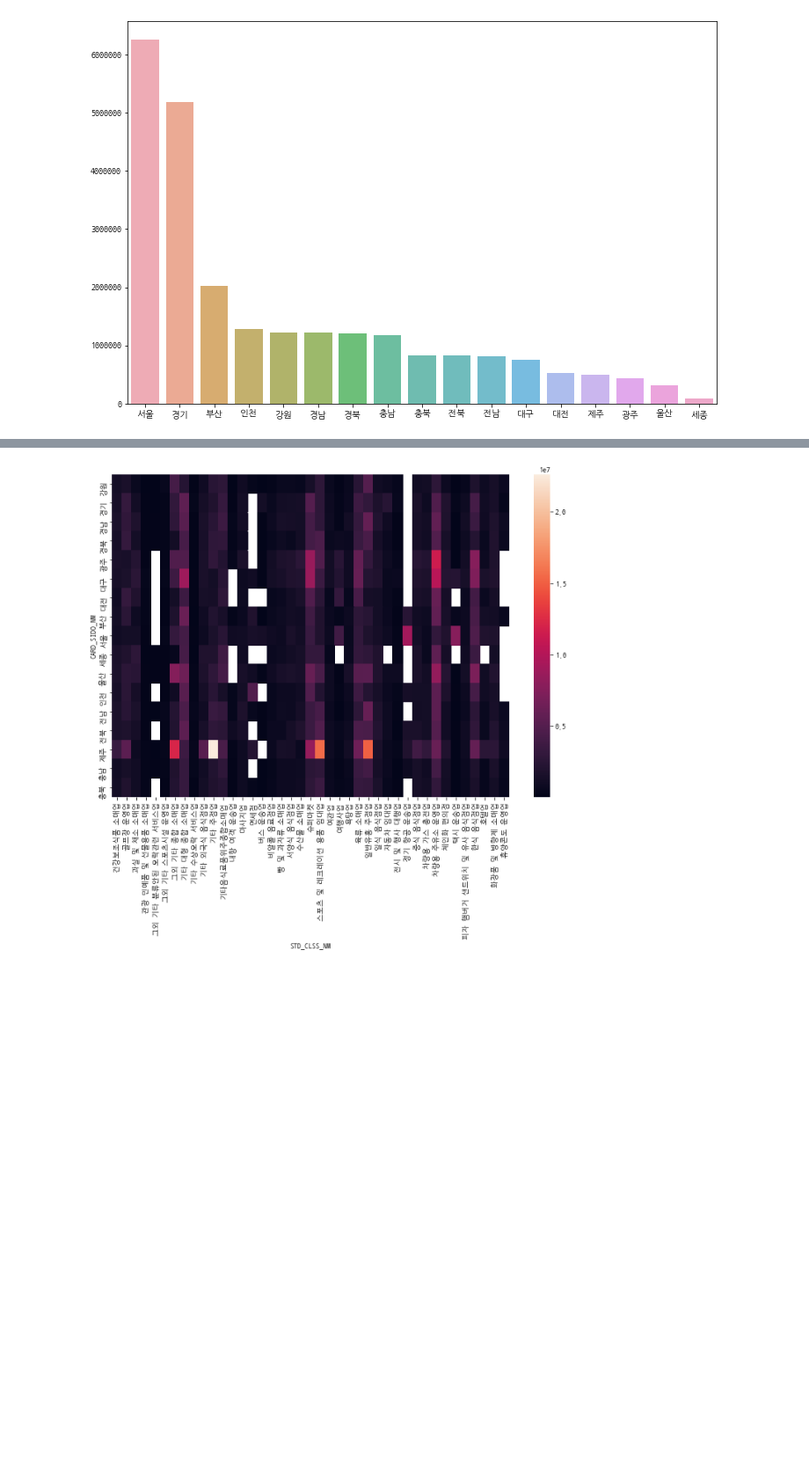
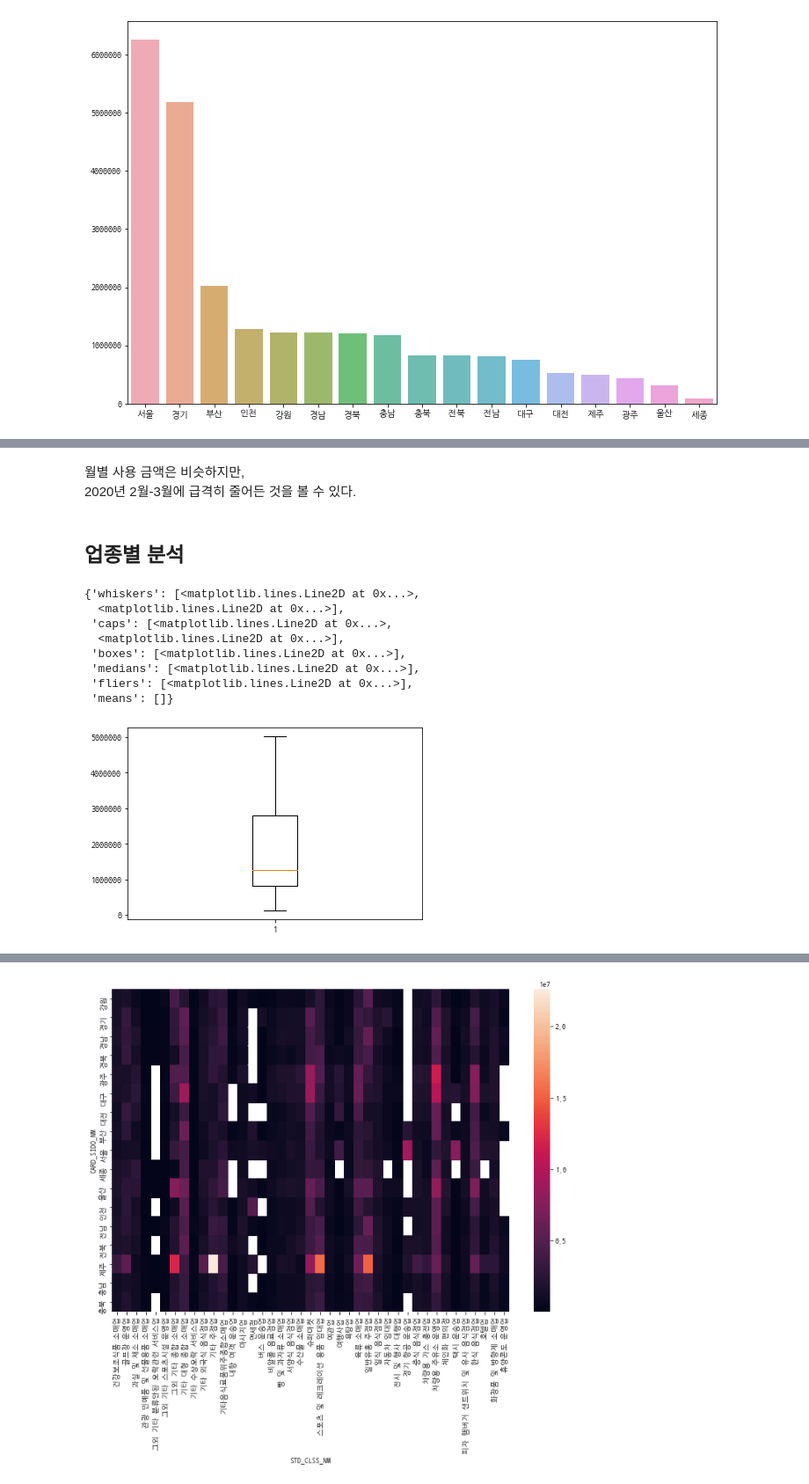
Before and after one commit to Nukzan/Creditcard-use-analysis-dev., a Jupyter notebook: Nukzan/Jeju.ipynb, the cells around one changed output, grey strips where cells are left out. Shown at 88% size. Drawn from its saved outputs; the diff is of its cells as text; code cells hidden in the pictures; blank space fills up the shorter version.

```diff
--- a/Nukzan/Jeju.ipynb
+++ b/Nukzan/Jeju.ipynb
@@ -141,0 +225,18 @@ plt.show()
+# %% [markdown]
+월별 사용 금액은 비슷하지만,\
+2020년 2월-3월에 급격히 줄어든 것을 볼 수 있다.
+# %% [markdown]
+## 업종별 분석
+# %%
+business_amt = jeju.groupby(['STD_CLSS_NM'])[['AMT','CNT','CSTMR_CNT']].mean().reset_index(drop = False)
+plt.boxplot(business_amt['AMT'])
+# %% [output]
+{'whiskers': [<matplotlib.lines.Line2D at 0x...>,
+  <matplotlib.lines.Line2D at 0x...>],
+ 'caps': [<matplotlib.lines.Line2D at 0x...>,
+  <matplotlib.lines.Line2D at 0x...>],
+ 'boxes': [<matplotlib.lines.Line2D at 0x...>],
+ 'medians': [<matplotlib.lines.Line2D at 0x...>],
+ 'fliers': [<matplotlib.lines.Line2D at 0x...>],
+ 'means': []}
+[figure, added]
```
Also changed, not shown: parts of 63 cells of this notebook.
